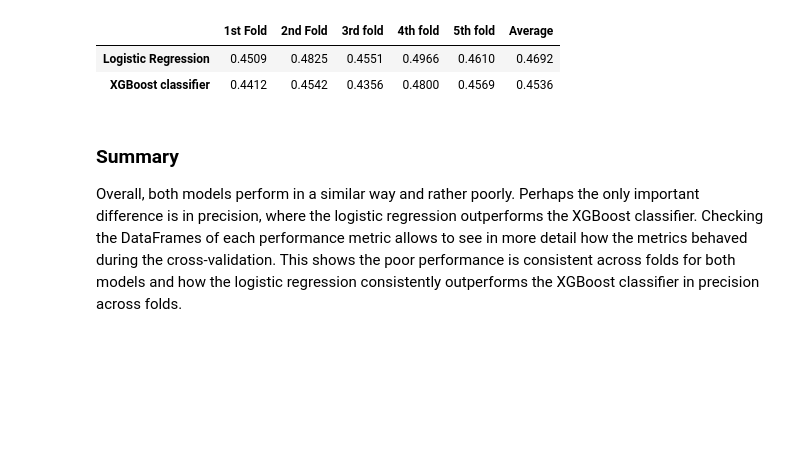
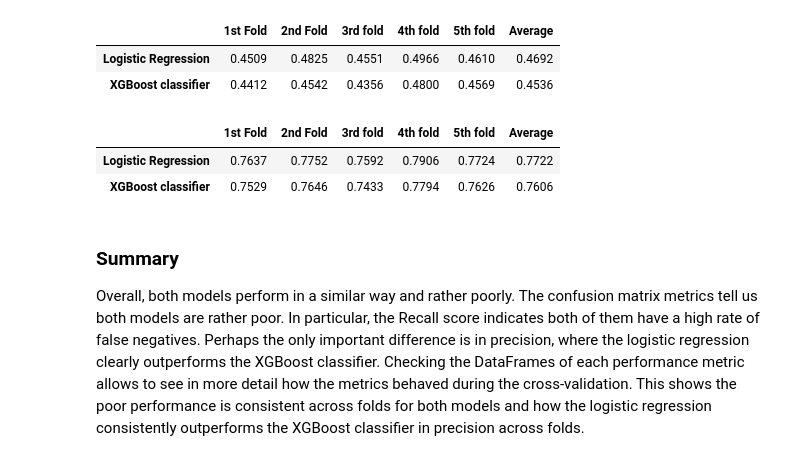
Before and after one commit to jacasta2/cc_default, a Jupyter notebook: ml/ml.ipynb, the cells around one changed output. Drawn from its saved outputs; the diff is of its cells as text; code cells hidden in the pictures; blank space fills up the shorter version.

```diff
--- a/ml/ml.ipynb
+++ b/ml/ml.ipynb
@@ -792,7 +829,15 @@ foldMetrics(f1s, scores)
 |  | 1st Fold | 2nd Fold | 3rd fold | 4th fold | 5th fold | Average |
 | Logistic Regression | 0.4509 | 0.4825 | 0.4551 | 0.4966 | 0.4610 | 0.4692 |
 | XGBoost classifier | 0.4412 | 0.4542 | 0.4356 | 0.4800 | 0.4569 | 0.4536 |
+# %%
+### Let's check the ROC AUCs
+
+foldMetrics(aucs, scores)
+# %% [output]
+|  | 1st Fold | 2nd Fold | 3rd fold | 4th fold | 5th fold | Average |
+| Logistic Regression | 0.7637 | 0.7752 | 0.7592 | 0.7906 | 0.7724 | 0.7722 |
+| XGBoost classifier | 0.7529 | 0.7646 | 0.7433 | 0.7794 | 0.7626 | 0.7606 |
 # %% [markdown]
 ### Summary
 
-Overall, both models perform in a similar way and rather poorly. Perhaps the only important difference is in precision, where the logistic regression outperforms the XGBoost classifier. Checking the DataFrames of each performance metric allows to see in more detail how the metrics behaved during the cross-validation. This shows the poor performance is consistent across folds for both models and how the logistic regression consistently outperforms the XGBoost classifier in precision across folds.
+Overall, both models perform in a similar way and rather poorly. The confusion matrix metrics tell us both models are rather poor. In particular, the Recall score indicates both of them have a high rate of false negatives. Perhaps the only important difference is in precision, where the logistic regression clearly outperforms the XGBoost classifier. Checking the DataFrames of each performance metric allows to see in more detail how the metrics behaved during the cross-validation. This shows the poor performance is consistent across folds for both models and how the logistic regression consistently outperforms the XGBoost classifier in precision across folds.
```
Also changed, not shown: parts of 44 cells of this notebook, 2 other files.
